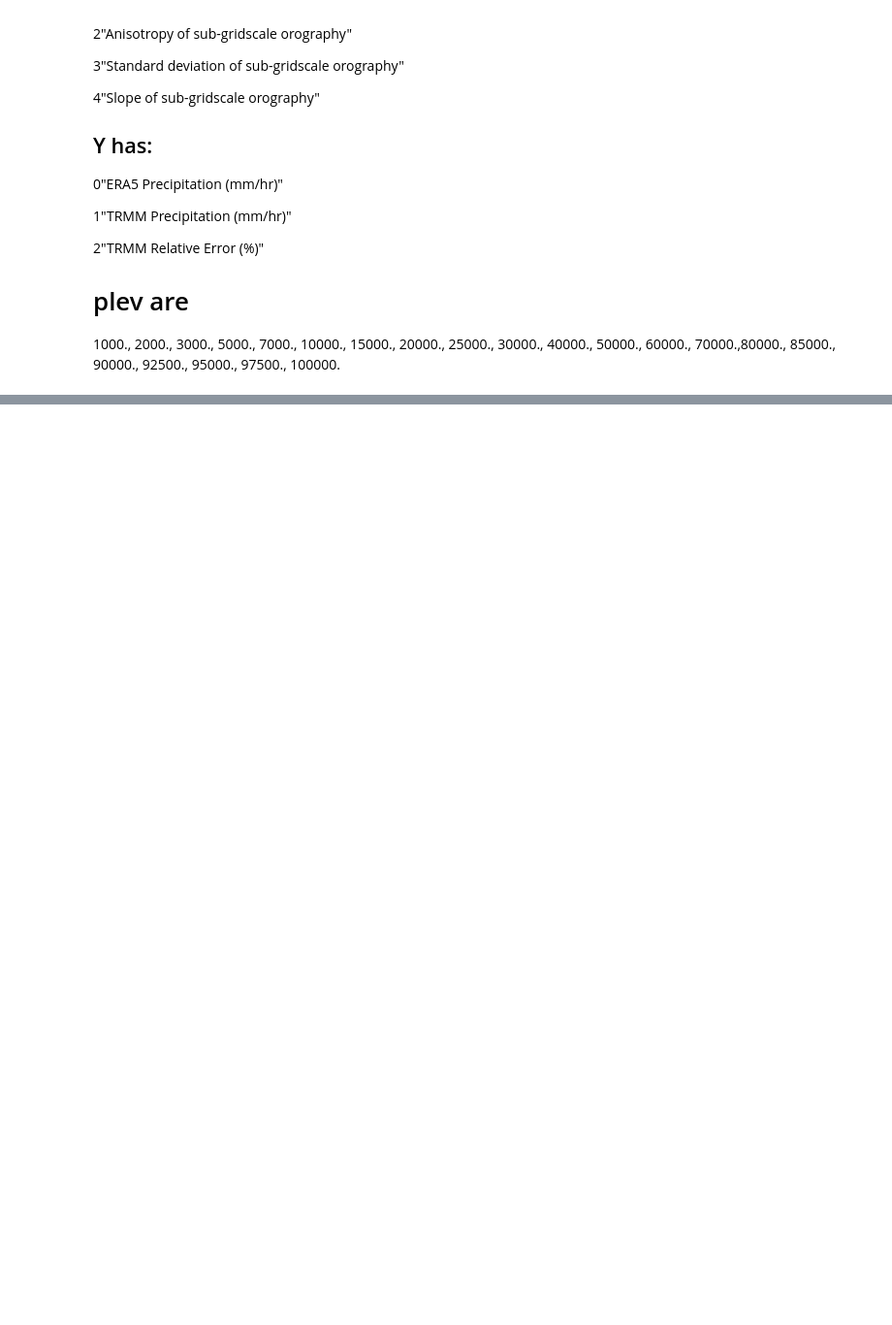
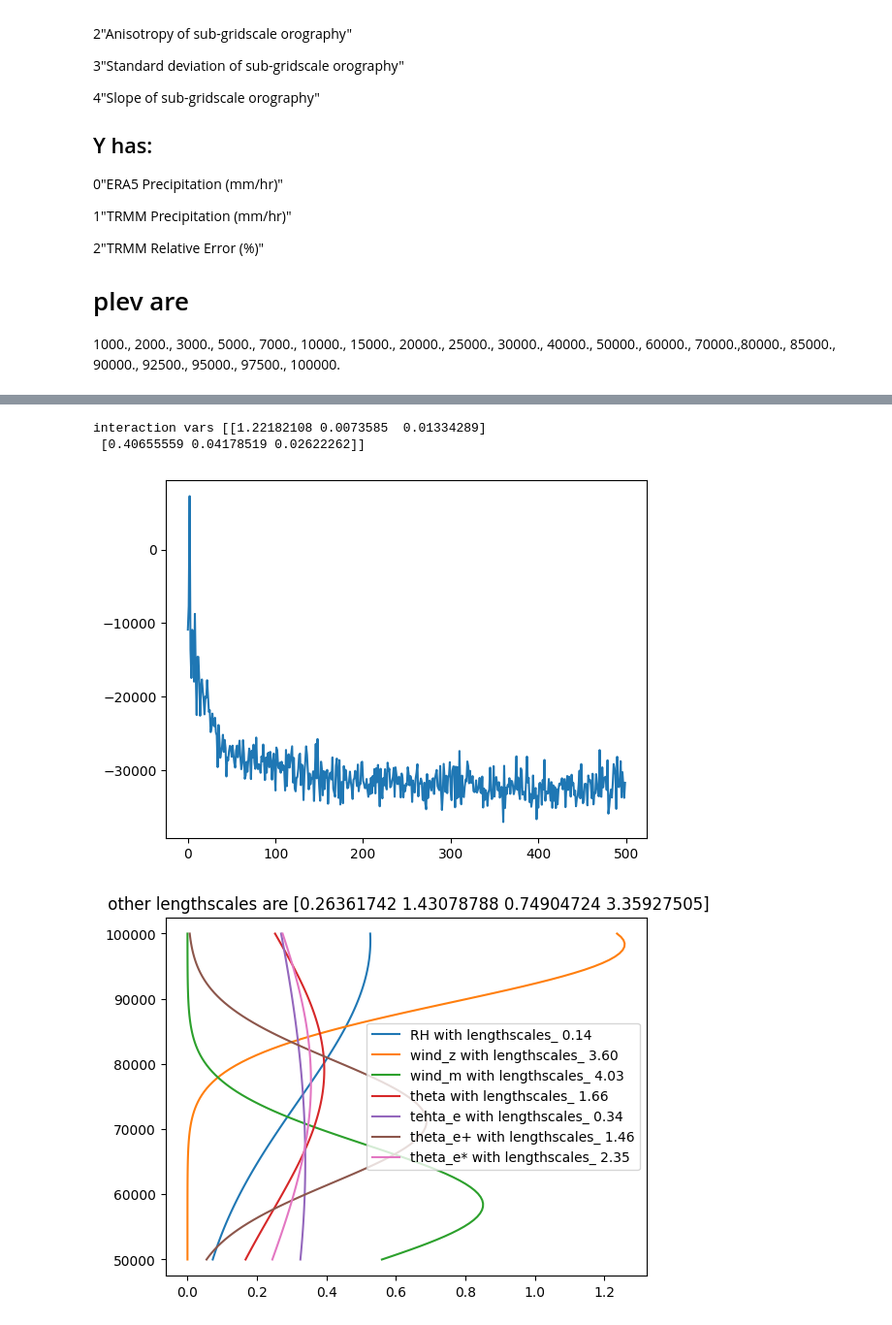
Before and after one commit to JaxGaussianProcesses/GPJax, a Jupyter notebook: Play_full.ipynb, the cells around one changed output, grey strips where cells are left out. Shown at 97% size. Saved outputs shown, nothing was run; the diff lists cells and outputs as text; code cells hidden in the pictures; blank space fills up the shorter version.

```diff
--- a/Play_full.ipynb
+++ b/Play_full.ipynb
@@ -392,38 +368,52 @@ interaction vars [[0.12560342 0.12610129 0.12609848]]
 # %%
-variational_posterior = VariationalPrecipGP(
-    list_of_list_of_base_kernels=[opt_initial_variational_posterior.list_of_list_of_base_kernels[0], init_kernels(D)],
-    likelihood=gpx.likelihoods.Gamma2(num_datapoints=D.n, initial_scale=opt_initial_variational_posterior.likelihood.scale1).replace_trainable(initial_scale=False),
-    smoother=opt_initial_variational_posterior.smoother,
-    variational_mean= jnp.stack([opt_initial_variational_posterior.variational_mean[0], jnp.zeros((num_inducing, 1))]),
-    variational_root_covariance= jnp.stack([opt_initial_variational_posterior.variational_root_covariance[0], 0.01*jnp.eye(num_inducing)]),
+gamma_2_posterior = VariationalPrecipGP(
+    list_of_list_of_base_kernels=[opt_gamma_1_posterior.list_of_list_of_base_kernels[0], init_kernels(problem_info)],
+    likelihood=gpx.likelihoods.Gamma2(num_datapoints=D.n, initial_scale=opt_gamma_1_posterior.likelihood.scale1).replace_trainable(initial_scale=False),
+    smoother=opt_gamma_1_posterior.smoother,
+    variational_mean= jnp.stack([opt_gamma_1_posterior.variational_mean[0], jnp.zeros((num_inducing, 1))]),
+    variational_root_covariance= jnp.stack([opt_gamma_1_posterior.variational_root_covariance[0], 0.1*jnp.eye(num_inducing)]),
     num_latents=2,
-    max_interaction_depth=opt_initial_variational_posterior.max_interaction_depth,
-    interaction_variances=jnp.stack([opt_initial_variational_posterior.interaction_variances[0],jnp.array([1.0/(opt_initial_variational_posterior.max_interaction_depth+1)]*(opt_initial_variational_posterior.max_interaction_depth+1), dtype=jnp.float64)]),
-    jitter=opt_initial_variational_posterior.jitter,
-    measure = opt_initial_variational_posterior.measure,
-    inducing_inputs=opt_initial_variational_posterior.inducing_inputs,
-    parameterisation=opt_initial_variational_posterior.parameterisation,
+    max_interaction_depth=opt_gamma_1_posterior.max_interaction_depth,
+    interaction_variances=jnp.stack([opt_gamma_1_posterior.interaction_variances[0],interaction_variance_init[0]]),
+    jitter=opt_gamma_1_posterior.jitter,
+    measure = opt_gamma_1_posterior.measure,
+    inducing_inputs_3d=opt_gamma_1_posterior.inducing_inputs_3d,
+    inducing_inputs_2d=opt_gamma_1_posterior.inducing_inputs_2d,
+    inducing_inputs_static=opt_gamma_1_posterior.inducing_inputs_static,
+    parameterisation=opt_gamma_1_posterior.parameterisation,
+    D_ref = opt_gamma_1_posterior.D_ref,
+    fiddled_ng=opt_gamma_1_posterior.fiddled_ng,
+    lengthscale_penalisation_factor=opt_gamma_1_posterior.lengthscale_penalisation_factor,
     ).replace_bijector(
-    inducing_inputs = tfb.SoftClip(low=jnp.array(-1e-2, dtype=jnp.float64),high=jnp.array(1.0+1e-2, dtype=jnp.float64)),
-    #variational_mean = tfb.SoftClip(low=jnp.array(-1e5, dtype=jnp.float64),high=jnp.array(1e3, dtype=jnp.float64)),
+    inducing_inputs_3d = tfb.SoftClip(low=jnp.array(-1e-2, dtype=jnp.float64),high=jnp.array(1.0+1e-2, dtype=jnp.float64)),
+    inducing_inputs_2d = tfb.SoftClip(low=jnp.array(-1e-2, dtype=jnp.float64),high=jnp.array(1.0+1e-2, dtype=jnp.float64)),
+    inducing_inputs_static = tfb.SoftClip(low=jnp.array(-1e-2, dtype=jnp.float64),high=jnp.array(1.0+1e-2, dtype=jnp.float64)),
+    #variational_mean = tfb.Softplus(),
     #variational_root_covariance = tfb.Chain([tfb.FillTriangular(), tfb.SoftClip(low=jnp.array(-1e3, dtype=jnp.float64),high=jnp.array(1e3, dtype=jnp.float64))]),
-)
+).replace_trainable(
+    interaction_variances=True,
+    inducing_inputs_3d=False,
+    inducing_inputs_2d=False,
+    inducing_inputs_static=False)
 
 
-variational_posterior = variational_posterior.replace_trainable(inducing_inputs=False)
 
-
-opt_variational_posterior, history = gpx.fit(
-        model=variational_posterior,
-        objective=jax.jit(variational_posterior.loss_fn(negative=True)), #todo rejit
+opt_gamma_2_posterior, history = gpx.fit(
+        model=gamma_2_posterior,
+        objective=jax.jit(gamma_2_posterior.loss_fn(negative=True)), #todo rejit
         train_data=D,
         optim=ox.adamw(1e-2),
-        num_iters=1000,
-        batch_size=1024,
+        num_iters=500,
+        batch_size=512,
         safe=False,
         key=key,
     )
 plt.plot(history)
-plot_params(problem_info, opt_variational_posterior,D)
-print(f"interaction vars {opt_variational_posterior.interaction_variances}")
-# plot_interactions(problem_info, opt_variational_posterior, D.get_subset(1000), k=5, use_range=False, use_inducing_points=False)
+plot_params(problem_info, opt_gamma_2_posterior,D)
+print(f"interaction vars {opt_gamma_2_posterior.interaction_variances}")
+# plot_interactions(problem_info, opt_variational_posterior, D, k=5, use_inducing_points=False, use_ref=True)
+# %% [output]
+interaction vars [[1.22182108 0.0073585  0.01334289]
+ [0.40655559 0.04178519 0.02622262]]
+[figure, added]
+[figure, added]
```
Also changed, not shown: parts of 10 cells of this notebook, 7 other files.
